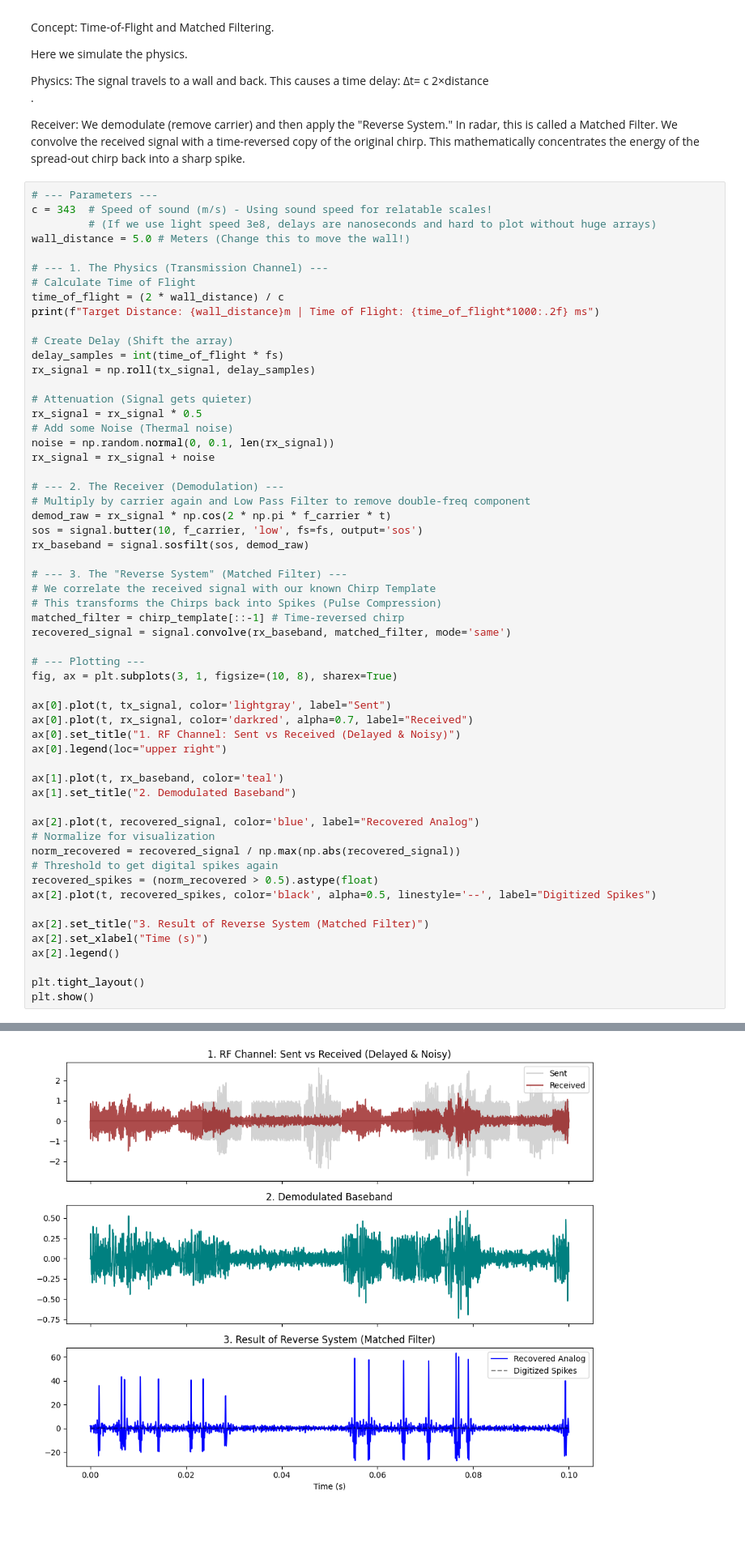
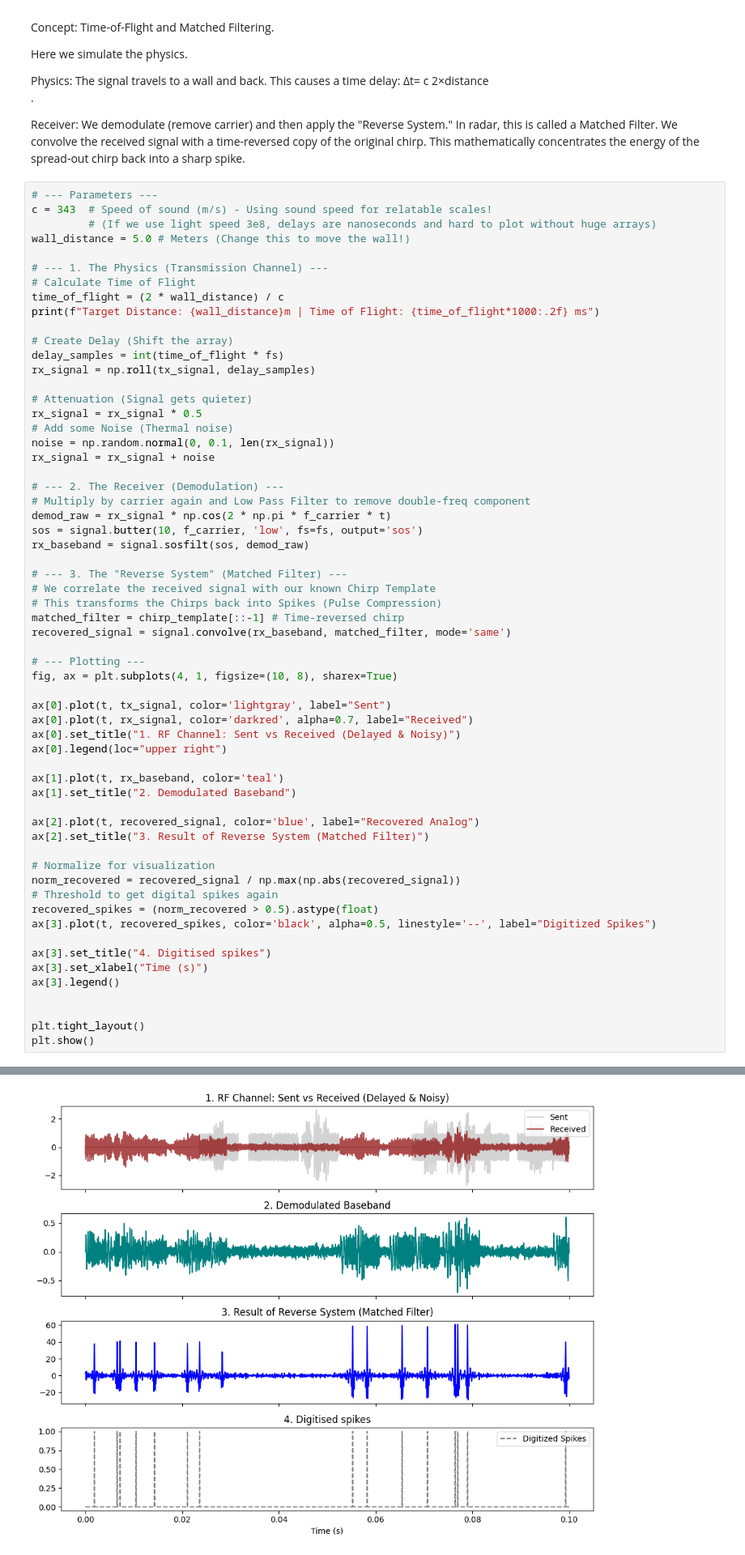
Before and after one commit to jackhenry02/Radar_simulation, a Jupyter notebook: Research_testing/SISO_1D_spiking_radar_system.ipynb, the cells around one changed output, grey strips where cells are left out. Shown: that part at 81% size. Drawn from its saved outputs; the diff is of its cells as text; blank space fills up the shorter version.

```diff
--- a/Research_testing/SISO_1D_spiking_radar_system.ipynb
+++ b/Research_testing/SISO_1D_spiking_radar_system.ipynb
@@ -134,36 +134,39 @@ demod_raw = rx_signal * np.cos(2 * np.pi * f_carrier * t)
 sos = signal.butter(10, f_carrier, 'low', fs=fs, output='sos')
 rx_baseband = signal.sosfilt(sos, demod_raw)
 
 # --- 3. The "Reverse System" (Matched Filter) ---
 # We correlate the received signal with our known Chirp Template
 # This transforms the Chirps back into Spikes (Pulse Compression)
 matched_filter = chirp_template[::-1] # Time-reversed chirp
 recovered_signal = signal.convolve(rx_baseband, matched_filter, mode='same')
 
 # --- Plotting ---
-fig, ax = plt.subplots(3, 1, figsize=(10, 8), sharex=True)
+fig, ax = plt.subplots(4, 1, figsize=(10, 8), sharex=True)
 
 ax[0].plot(t, tx_signal, color='lightgray', label="Sent")
 ax[0].plot(t, rx_signal, color='darkred', alpha=0.7, label="Received")
 ax[0].set_title("1. RF Channel: Sent vs Received (Delayed & Noisy)")
 ax[0].legend(loc="upper right")
 
 ax[1].plot(t, rx_baseband, color='teal')
 ax[1].set_title("2. Demodulated Baseband")
 
 ax[2].plot(t, recovered_signal, color='blue', label="Recovered Analog")
+ax[2].set_title("3. Result of Reverse System (Matched Filter)")
+
 # Normalize for visualization
 norm_recovered = recovered_signal / np.max(np.abs(recovered_signal))
 # Threshold to get digital spikes again
 recovered_spikes = (norm_recovered > 0.5).astype(float)
-ax[2].plot(t, recovered_spikes, color='black', alpha=0.5, linestyle='--', label="Digitized Spikes")
+ax[3].plot(t, recovered_spikes, color='black', alpha=0.5, linestyle='--', label="Digitized Spikes")
 
-ax[2].set_title("3. Result of Reverse System (Matched Filter)")
-ax[2].set_xlabel("Time (s)")
-ax[2].legend()
+ax[3].set_title("4. Digitised spikes")
+ax[3].set_xlabel("Time (s)")
+ax[3].legend()
+
 
 plt.tight_layout()
 plt.show()
 # %% [output]
 Target Distance: 5.0m | Time of Flight: 29.15 ms
-[figure, old version]
+[figure, new version]
```
Also changed, not shown: parts of 2 cells of this notebook, 4 other files.
